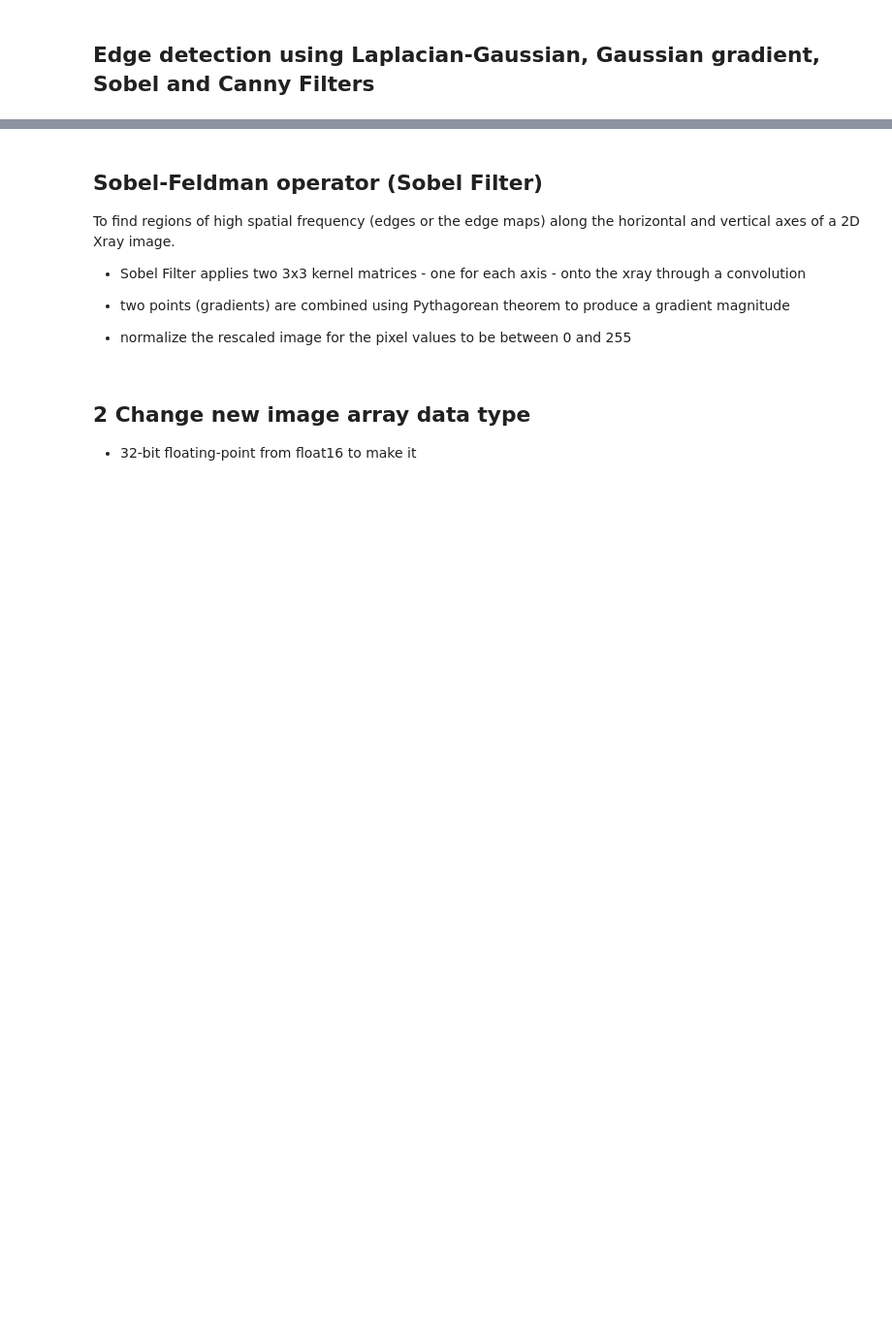
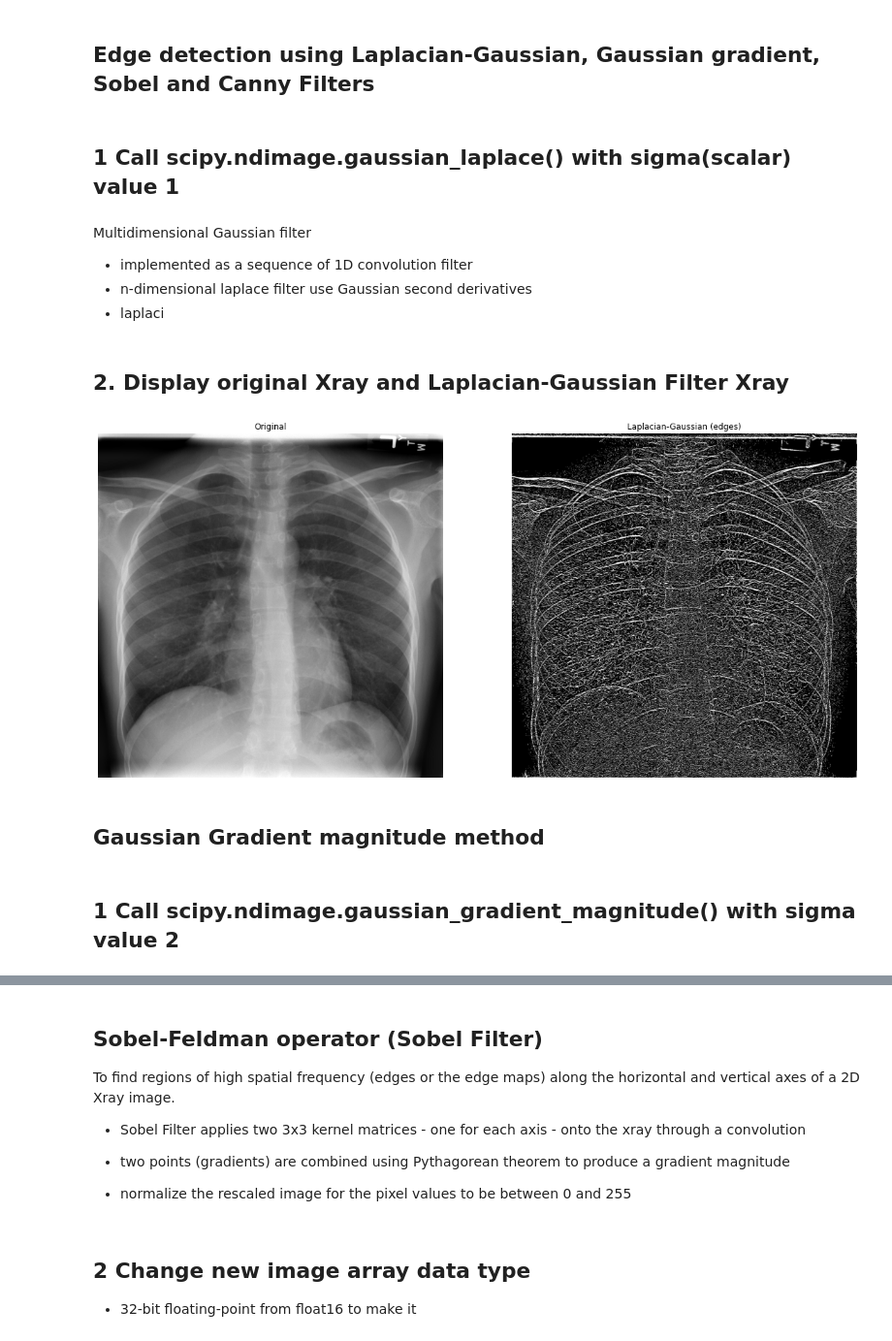
Before and after one commit to NilSagor/dataset_practice, a Jupyter notebook: xray_analysis/Xray Image Analysis.ipynb, the cells around one changed output, grey strips where cells are left out. Shown at 97% size. Saved outputs shown, nothing was run; the diff lists cells and outputs as text; code cells hidden in the pictures; blank space fills up the shorter version.

Commit message:
Laplace gaussian method filtering

```diff
--- a/xray_analysis/Xray Image Analysis.ipynb
+++ b/xray_analysis/Xray Image Analysis.ipynb
@@ -78,3 +78,31 @@ to embed gif animation in notebook as markdown
 <img src="../datasets/xray_image.gif" width="750" align="center">
 # %% [markdown]
 ## Edge detection using Laplacian-Gaussian, Gaussian gradient, Sobel and Canny Filters
+# %% [markdown]
+## 1 Call scipy.ndimage.gaussian_laplace() with sigma(scalar) value 1
+# %% [markdown]
+Multidimensional Gaussian filter
+
+- implemented as a sequence of 1D convolution filter
+- n-dimensional laplace filter use Gaussian second derivatives
+- laplaci
+# %%
+xray_image_laplace_gaussian = ndimage.gaussian_laplace(xray_image, sigma=1)
+# %% [markdown]
+## 2. Display original Xray and Laplacian-Gaussian Filter Xray
+# %%
+fig, axes = plt.subplots(nrows=1, ncols=2, figsize=(20, 20))
+
+axes[0].set_title("Original")
+axes[0].imshow(xray_image, cmap="gray")
+axes[1].set_title("Laplacian-Gaussian (edges)")
+axes[1].imshow(xray_image_laplace_gaussian, cmap="gray")
+for i in axes:
+    i.axis("off")
+plt.show()
+# %% [output]
+[figure, added]
+# %% [markdown]
+## Gaussian Gradient magnitude method
+# %% [markdown]
+## 1 Call scipy.ndimage.gaussian_gradient_magnitude() with sigma value 2
```
Also changed, not shown: parts of 4 cells of this notebook.
